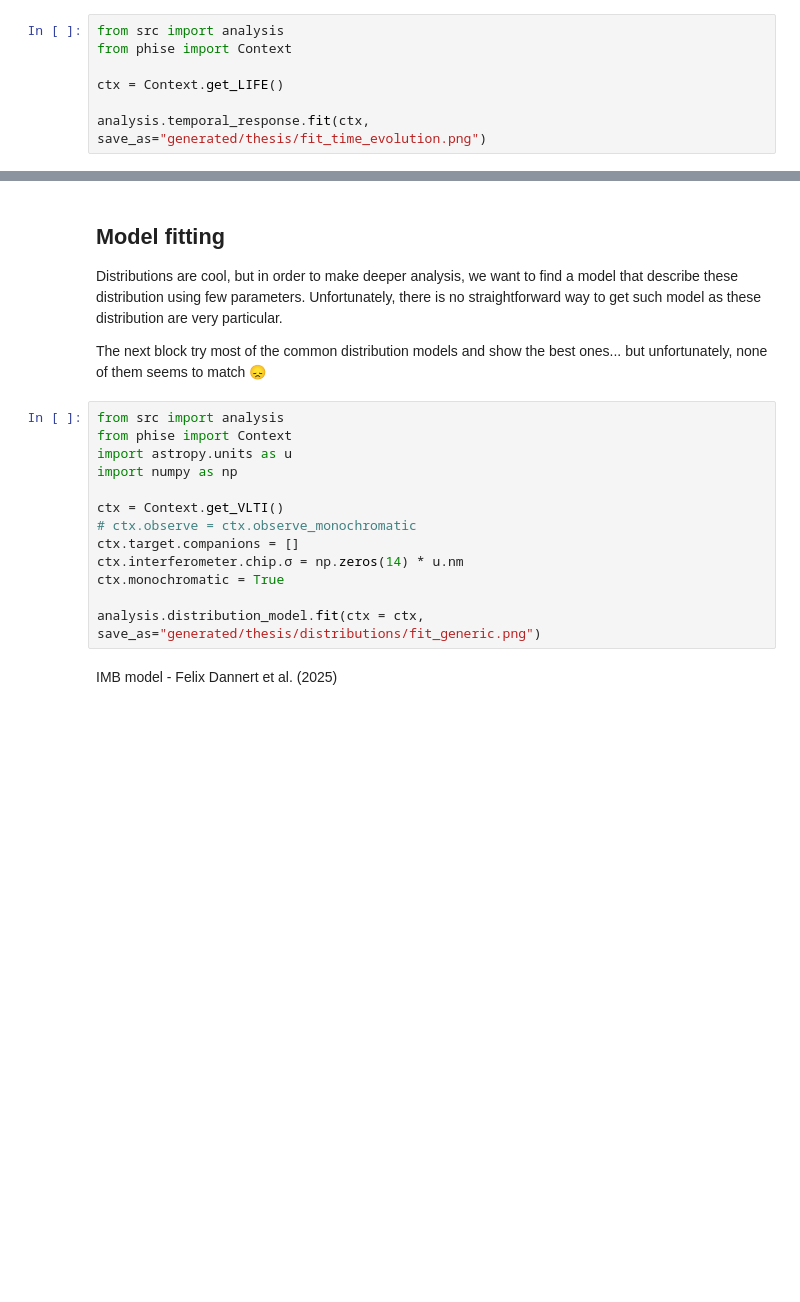
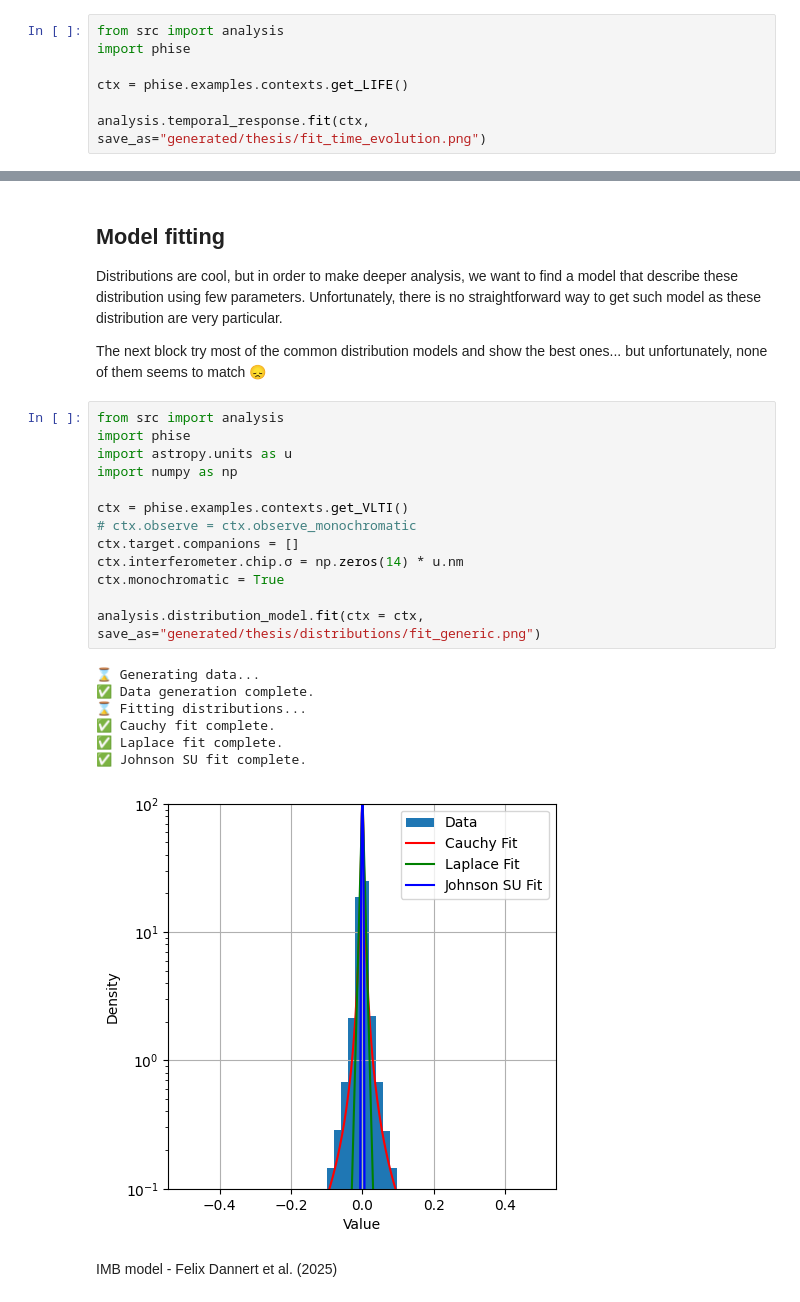
Before and after one commit to VForiel/PhD-Theory, a Jupyter notebook: Thesis.ipynb, the cells around one changed output, grey strips where cells are left out. Drawn from its saved outputs; the diff is of its cells as text; blank space fills up the shorter version.

```diff
--- a/Thesis.ipynb
+++ b/Thesis.ipynb
@@ -775,7 +771,7 @@ analysis.temporal_response.gui() #save_as="generated/thesis/time_evolution.png")
 # %%
 from src import analysis
-from phise import Context
+import phise
 
-ctx = Context.get_LIFE()
+ctx = phise.examples.contexts.get_LIFE()
 
 analysis.temporal_response.fit(ctx, save_as="generated/thesis/fit_time_evolution.png")
@@ -795,17 +793,25 @@ Distributions are cool, but in order to make deeper analysis, we want to find a
 The next block try most of the common distribution models and show the best ones... but unfortunately, none of them seems to match 😞
 # %%
 from src import analysis
-from phise import Context
+import phise
 import astropy.units as u
 import numpy as np
 
-ctx = Context.get_VLTI()
+ctx = phise.examples.contexts.get_VLTI()
 # ctx.observe = ctx.observe_monochromatic
 ctx.target.companions = []
 ctx.interferometer.chip.σ = np.zeros(14) * u.nm
 ctx.monochromatic = True
 
 analysis.distribution_model.fit(ctx = ctx, save_as="generated/thesis/distributions/fit_generic.png")
+# %% [output]
+⌛ Generating data...
+✅ Data generation complete.
+⌛ Fitting distributions...
+✅ Cauchy fit complete.
+✅ Laplace fit complete.
+✅ Johnson SU fit complete.
+[figure, added]
 # %% [markdown]
 IMB model - Felix Dannert et al. (2025)
 # %%
```
Also changed, not shown: parts of 40 cells of this notebook, 19 other files.
